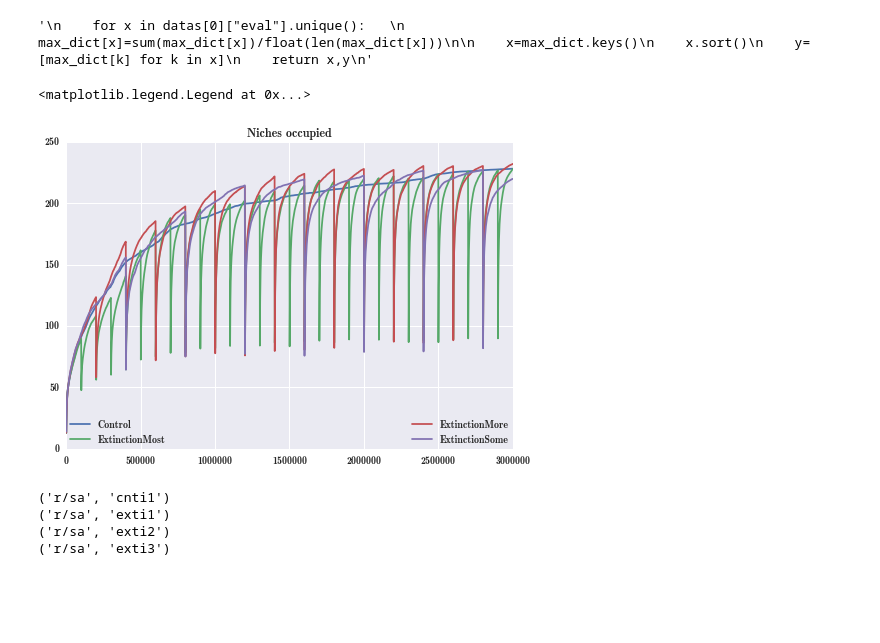
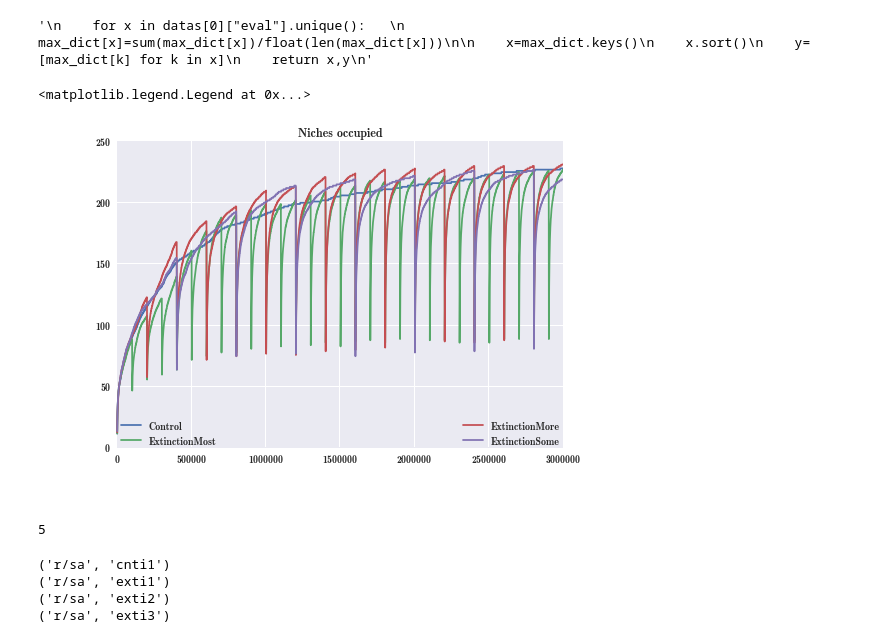
Before and after one commit to jal278/mazerobot-python, a Jupyter notebook: data/Evo Analysis.ipynb, the cells around one changed output. Saved outputs shown, nothing was run; the diff lists cells and outputs as text; code cells hidden in the pictures; blank space fills up the shorter version.

```diff
--- a/data/Evo Analysis.ipynb
+++ b/data/Evo Analysis.ipynb
@@ -240,27 +241,40 @@ def compile_treatment_niche(treat):
 # %% [output]
 '\n    for x in datas[0]["eval"].unique():   \n     max_dict[x]=sum(max_dict[x])/float(len(max_dict[x]))\n\n    x=max_dict.keys()\n    x.sort()\n    y=[max_dict[k] for k in x]\n    return x,y\n'
 # %%
+data=[]
 for treat in treatments:
 #for treat in [treatments[4]]:
     #print treat
     t=treat
     label=treatment_pre[t[0]]+treatment_post[t[1]]
     d,files=compile_treatment_niche(treat)
     x=d[0]["eval"]
     accum=d[0]
     key="niches"
     for k in range(1,len(d)):
       #print len(d[k][key]),files[k]
       accum[key]+=d[k][key]
     accum[key]/=len(d)
     plot(x,accum[key],label=label)
+    data.append((x,accum[key],label))
 title("Niches occupied")
 #legend()
 legend(loc=3,
        ncol=2, mode="expand", borderaxespad=0.)
 # %% [output]
 <matplotlib.legend.Legend at 0x...>
-[figure, old version]
+[figure, new version]
+# %%
+data=[numpy.array(data[0][0])]+[numpy.array(z[1]) for z in data]
+print len(data)
+data=np.vstack(data).transpose()
+
+
+cols=["generation"]+[treatment_post[treat[1]] for treat in treatments]
+df1 = pandas.DataFrame(data,columns=cols)
+df1.to_csv("maze-niches.dat",sep=" ",index_label="indx")
+# %% [output]
+5
 # %%
 for treat in treatments:
     print treat
```
Also changed, not shown: parts of 2 cells of this notebook, 1 other file.
